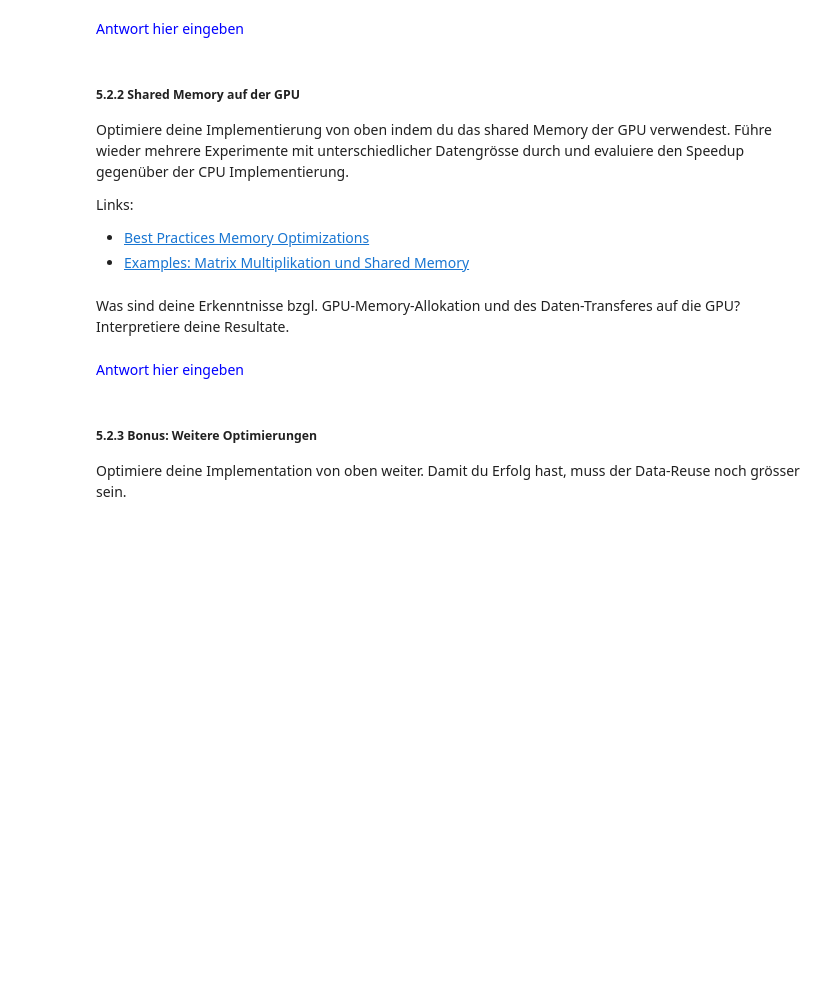
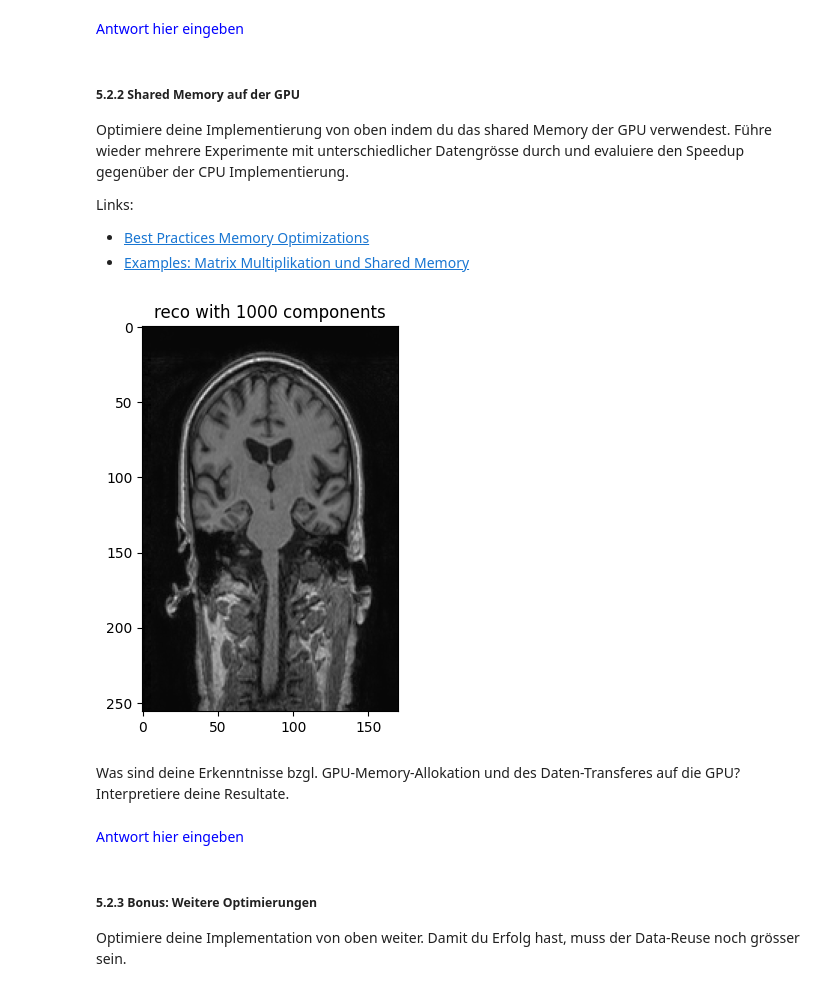
Before and after one commit to florinbarbisch/hpc-m2, a Jupyter notebook: hpc_fs22_mc2_teil2.ipynb, the cells around one changed output. Drawn from its saved outputs; the diff is of its cells as text; code cells hidden in the pictures; blank space fills up the shorter version.

Commit message:
Using shared memory

```diff
--- a/hpc_fs22_mc2_teil2.ipynb
+++ b/hpc_fs22_mc2_teil2.ipynb
@@ -123,7 +123,7 @@ void reconstruct_svd(const float* u, const float* s, const float* vt, float* C,
 
 reconstruct_svd_kernel = cp.RawKernel(kernel_code, 'reconstruct_svd')
 
-u, s, vt = np.linalg.svd(image, full_matrices=False)
+u, s, vt = np.linalg.svd(image_brain, full_matrices=False)
 k = 100
 C = np.zeros((u.shape[0], vt.shape[1]), dtype=np.float32)
 
@@ -235,10 +235,14 @@ def measure_kernel_reconstruction(threads_per_block, decomposed_image):
     vt_gpu = cp.asarray(vt, dtype=np.float32)
     C_gpu = cp.zeros((u.shape[0], vt.shape[1]), dtype=np.float32)
 
+    try:
+        return benchmark(reconstruct_svd_kernel, (blocks_per_grid, threads_per_block, (u_gpu, s_gpu, vt_gpu, C_gpu, u.shape[0], u.shape[1], vt.shape[0], vt.shape[1], k)), n_repeat=10)
+    except:
+        return f"error with threads_per_block: {threads_per_block} -"
 
-    return benchmark(reconstruct_svd_kernel, (blocks_per_grid, threads_per_block, (u_gpu, s_gpu, vt_gpu, C_gpu, u.shape[0], u.shape[1], vt.shape[0], vt.shape[1], k)), n_repeat=10)
-
-for threads_per_block in [(16, 16), (32, 32), (64, 64), (128, 128)]:#, (256, 256), (512, 512), (1024, 1024), (2048, 2048)]:
-    print(measure_kernel_reconstruction(threads_per_block, decompositions['test_image_1']))
+for image in decompositions.keys():
+    for i in range(2, 6):
+        threads_per_block = (2**i, 2**i)
+        print(image, "-", threads_per_block, "-", measure_kernel_reconstruction(threads_per_block, decompositions[image]))
 ### END SOLUTION
 # %% [output]
@@ -260,3 +270,76 @@ Links:
+# %%
+### BEGIN SOLUTION
+from numba import cuda, float32
+
+@cuda.jit
+def reconstruct_svd_numba(u, s, vt, C, k):
+    i, j = cuda.grid(2)
+    if i < u.shape[0] and j < vt.shape[1]:
+        sum = 0
+        for l in range(k):
+            sum += u[i, l] * s[l] * vt[l, j]
+        C[i, j] = sum
+
+TBP = 16
+
+@cuda.jit
+def reconstruct_svd_numba_shared_memory(u, s, vt, C, k):
+    """
+    This kernel uses shared memory to speed up the computation.
+
+    :param u: u matrix
+    :param s: s vector
+    :param vt: vt matrix
+    :param C: result matrix
+    :param k: number of components to keep
+    """
+    block_i = cuda.blockIdx.x
+    block_j = cuda.blockIdx.y
+    thread_i = cuda.threadIdx.x
+    thread_j = cuda.threadIdx.y
+    i, j = cuda.grid(2)
+
+    num_blocks = math.ceil(min(k, u.shape[1]) / TBP)
+    for m in range(num_blocks):
+        u_shared = cuda.shared.array(shape=(TBP, TBP), dtype=float32)
+        vt_shared = cuda.shared.array(shape=(TBP, TBP), dtype=float32)
+        s_shared = cuda.shared.array(shape=(TBP), dtype=float32)
+
+        u_shared[thread_i, thread_j] = u[block_i * TBP + thread_i, m * TBP + thread_j]
+        vt_shared[thread_i, thread_j] = vt[m * TBP + thread_i, block_j * TBP + thread_j]
+        if thread_j == 0:
+            s_shared[thread_i] = s[m * TBP + thread_i]
+
+        cuda.syncthreads()
+        for l in range(TBP):
+            if l + m * TBP < k:
+                C[i, j] += u_shared[thread_i, l] * s_shared[l] * vt_shared[l, thread_j]
+        cuda.syncthreads()
+
+
+
+u, s, vt = np.linalg.svd(image_brain, full_matrices=False)
+
+u_gpu = cp.asarray(u, dtype=np.float32)
+s_gpu = cp.asarray(s, dtype=np.float32)
+vt_gpu = cp.asarray(vt, dtype=np.float32)
+C_gpu = cp.zeros((u.shape[0], vt.shape[1]), dtype=np.float32)
+
+k = 1000
+
+threads_per_block = (16, 16)
+blocks_per_grid_x = math.ceil(u.shape[0] / threads_per_block[0])
+blocks_per_grid_y = math.ceil(vt.shape[1] / threads_per_block[1])
+blocks_per_grid = (blocks_per_grid_x, blocks_per_grid_y)
+
+reconstruct_svd_numba_shared_memory[blocks_per_grid, threads_per_block](u_gpu, s_gpu, vt_gpu, C_gpu, k)
+
+C = cp.asnumpy(C_gpu)
+plot_reco(C, k)
+
+### END SOLUTION
+# %% [output]
+[figure, added]
 # %% [markdown]
 Was sind deine Erkenntnisse bzgl. GPU-Memory-Allokation und des Daten-Transferes auf die GPU? Interpretiere deine Resultate.
 # %% [markdown]
```
Also changed, not shown: parts of 5 cells of this notebook.
